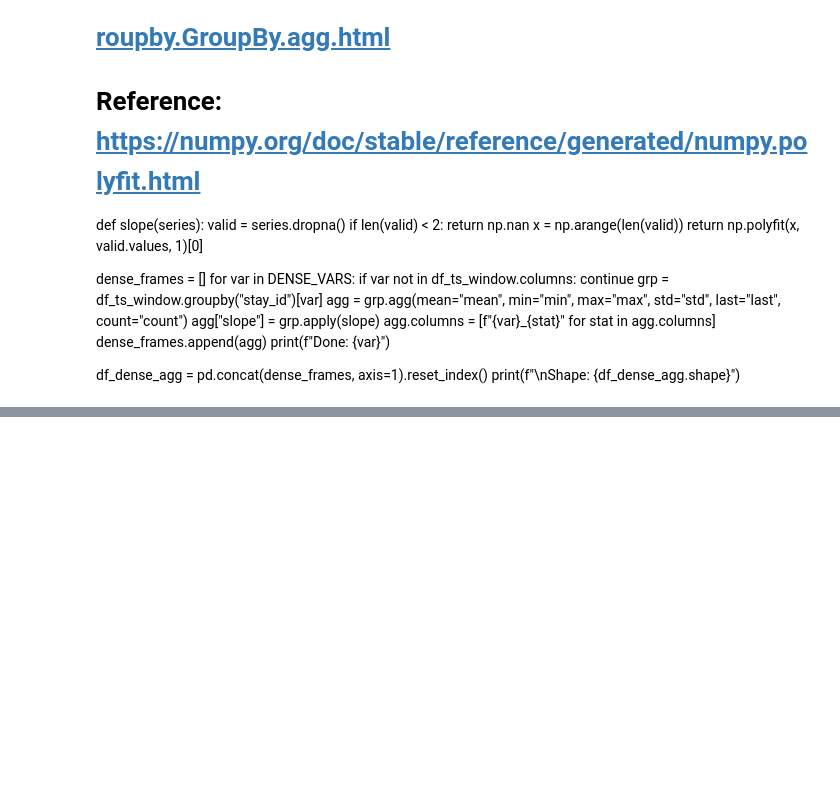
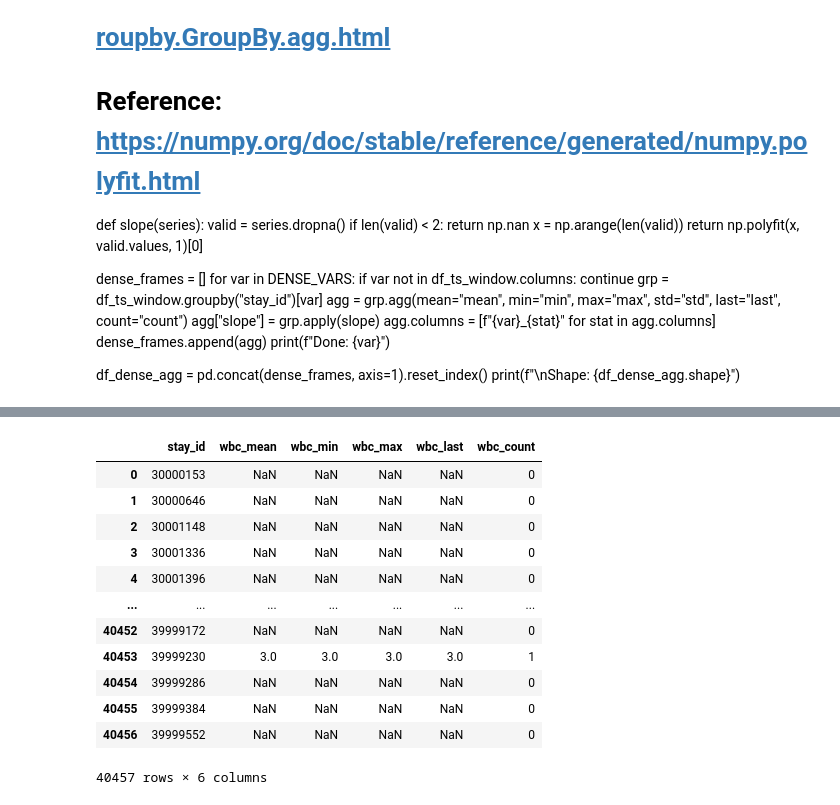
Before and after one commit to hasib-vet/SPH6004-group-assignment, a Jupyter notebook: step 4.ipynb, the cells around one changed output, grey strips where cells are left out. Cells and saved outputs as stored; diff of their text form; code cells hidden in the pictures; blank space fills up the shorter version.

```diff
--- a/step 4.ipynb
+++ b/step 4.ipynb
@@ -344,0 +660,26 @@ Expected from pipeline log: 40,457 rows x 142 columns
+# %%
+# aggregating white blood cells (wbc)
+
+wbc_agg = df_ts_window.groupby("stay_id")["wbc"].agg(
+    wbc_mean="mean",
+    wbc_min="min",
+    wbc_max="max",
+    wbc_last="last",
+    wbc_count="count"
+).reset_index()
+
+wbc_agg
+# %% [output]
+|  | stay_id | wbc_mean | wbc_min | wbc_max | wbc_last | wbc_count |
+| 0 | 30000153 | NaN | NaN | NaN | NaN | 0 |
+| 1 | 30000646 | NaN | NaN | NaN | NaN | 0 |
+| 2 | 30001148 | NaN | NaN | NaN | NaN | 0 |
+| 3 | 30001336 | NaN | NaN | NaN | NaN | 0 |
+| 4 | 30001396 | NaN | NaN | NaN | NaN | 0 |
+| ... | ... | ... | ... | ... | ... | ... |
+| 40452 | 39999172 | NaN | NaN | NaN | NaN | 0 |
+| 40453 | 39999230 | 3.0 | 3.0 | 3.0 | 3.0 | 1 |
+| 40454 | 39999286 | NaN | NaN | NaN | NaN | 0 |
+| 40455 | 39999384 | NaN | NaN | NaN | NaN | 0 |
+| 40456 | 39999552 | NaN | NaN | NaN | NaN | 0 |
+40457 rows × 6 columns
```
Also changed, not shown: parts of 50 cells of this notebook.
